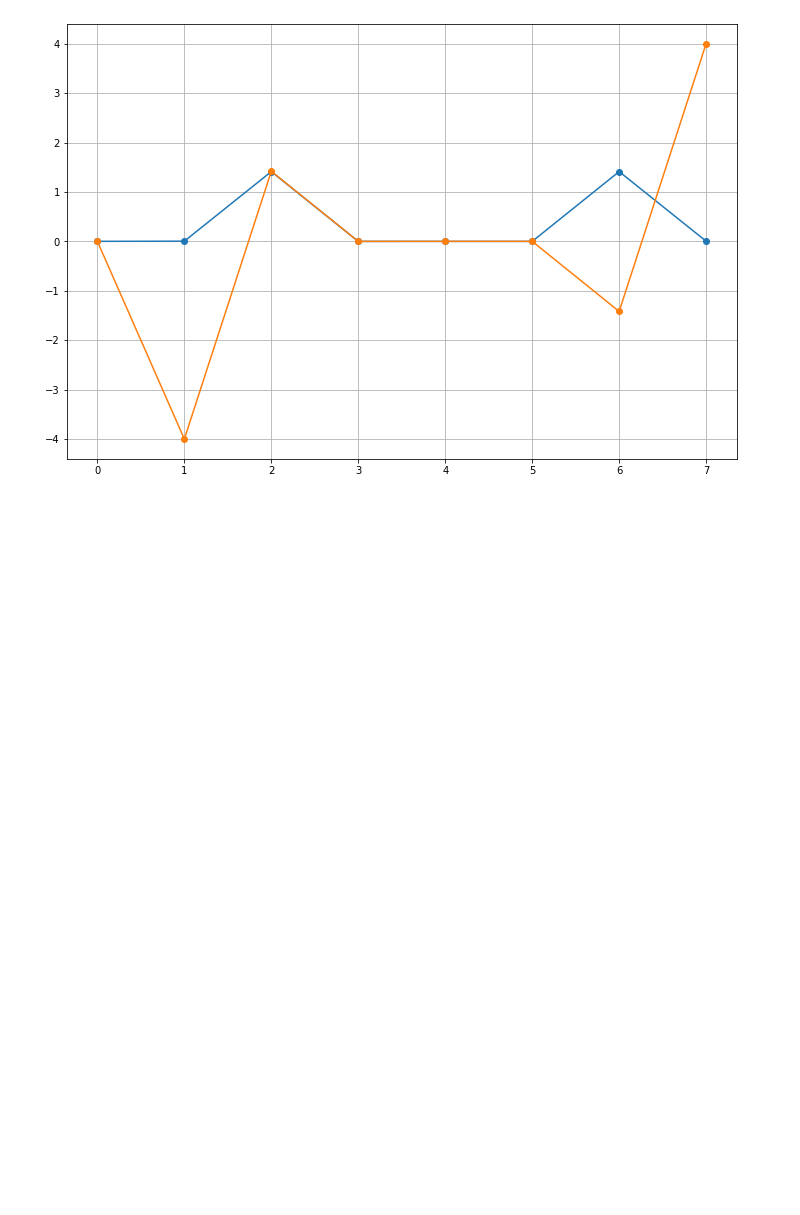
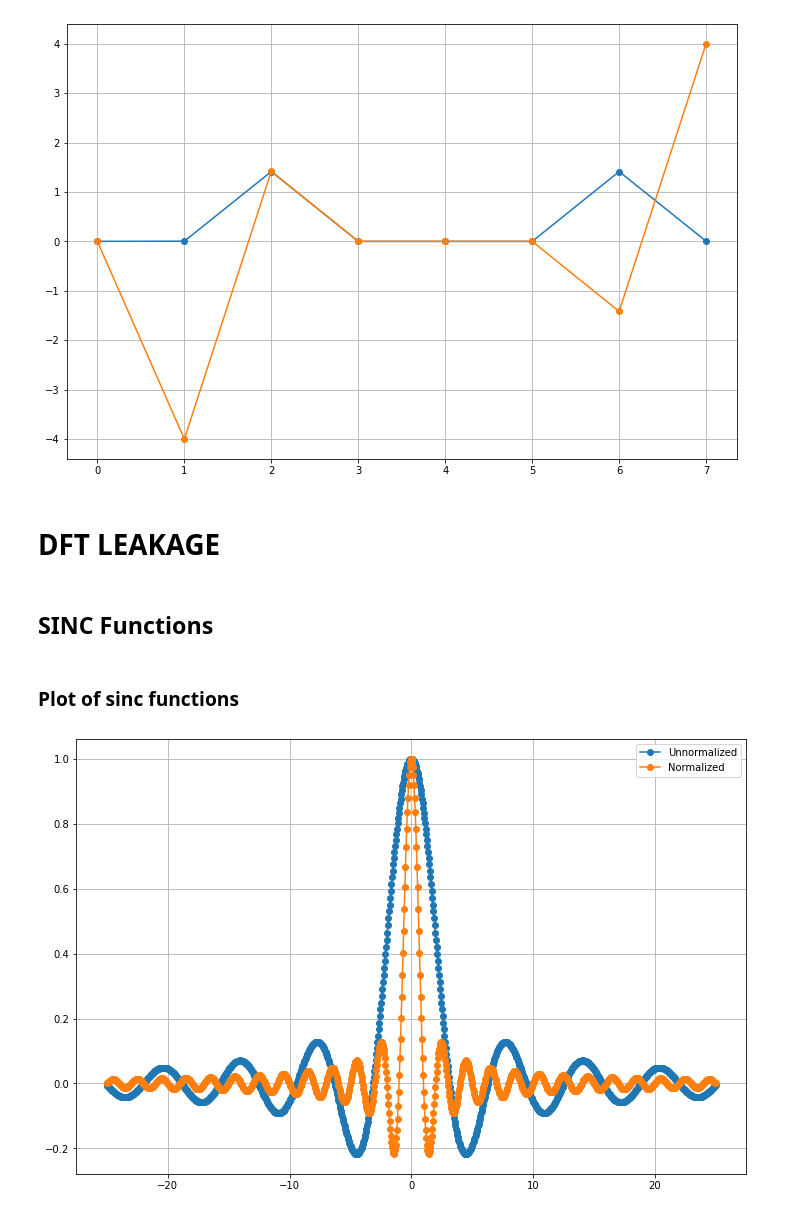
Before and after one commit to CodyRoberson/dsp, a Jupyter notebook: dsp.ipynb, the cells around one changed output. Saved outputs shown, nothing was run; the diff lists cells and outputs as text; code cells hidden in the pictures; blank space fills up the shorter version.

Commit message:
dft leakage beginnig

```diff
--- a/dsp.ipynb
+++ b/dsp.ipynb
@@ -122,3 +122,23 @@ plt.grid()
 plt.show()
 # %% [output]
 [figure]
+# %% [markdown]
+# DFT LEAKAGE
+# %% [markdown]
+## SINC Functions
+# %%
+# sinc functions
+x = linspace(-25, 25, 1000)
+sincx = sin(x)/(x)
+sincxNorm = sin(pi*x)/(pi*x)
+# %% [markdown]
+### Plot of sinc functions
+# %%
+plt.figure(figsize=(12,8))
+plt.plot(x,sincx, 'o-', )
+plt.plot(x,sincxNorm, 'o-')
+plt.grid()
+plt.legend(["Unnormalized", "Normalized"])
+plt.show()
+# %% [output]
+[figure, added]
```
Also changed, not shown: parts of 2 cells of this notebook.
